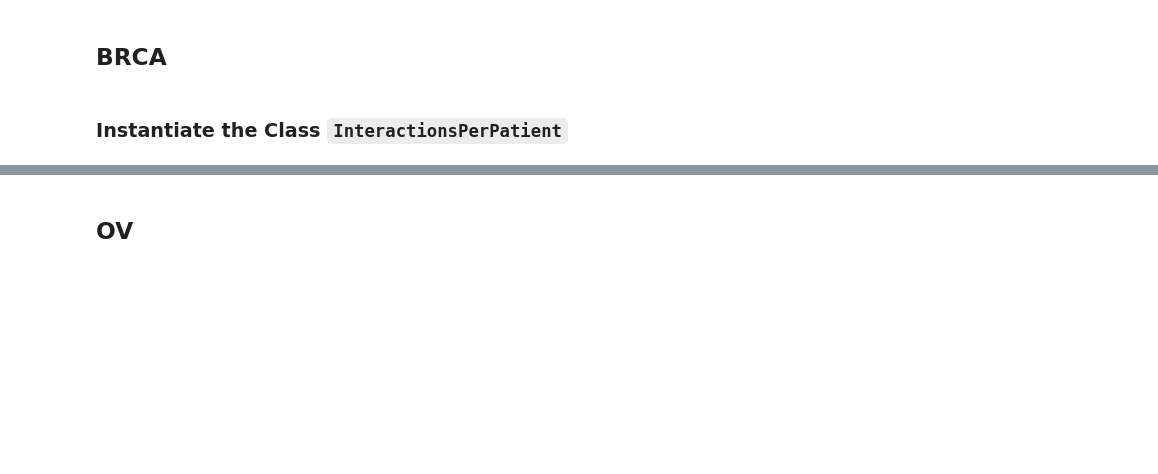
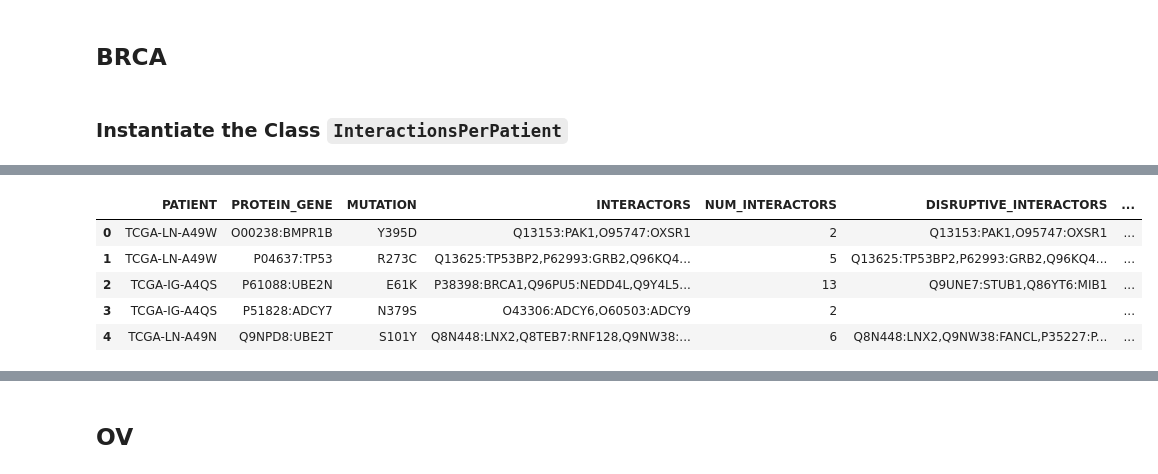
Before and after one commit to ibrahimberb/Predicting-Mutation-Effects, a Jupyter notebook: src/dev/disruptive_interactions_per_patient.ipynb, the cells around one changed output, grey strips where cells are left out. Saved outputs shown, nothing was run; the diff lists cells and outputs as text; code cells hidden in the pictures; blank space fills up the shorter version.

```diff
--- a/src/dev/disruptive_interactions_per_patient.ipynb
+++ b/src/dev/disruptive_interactions_per_patient.ipynb
@@ -122,0 +128,8 @@ brca_interactions_per_patient.extract(folder="dev")
+# %%
+esca_interactions_per_patient = InteractionsPerPatient(
+    tcga="ESCA",
+    prediction_data_path=PREDICTION_ESCA_REDUCED_PATH,
+    tcga_snv_path=ESCA_SNV_PATH,
+    identifier="uniprot",
+    verbose=False,
+)
@@ -122,0 +195,9 @@ brca_interactions_per_patient.extract(folder="dev")
+# %%
+esca_interactions_per_patient.analysis_table.head()
+# %% [output]
+|  | PATIENT | PROTEIN_GENE | MUTATION | INTERACTORS | NUM_INTERACTORS | DISRUPTIVE_INTERACTORS | ... |
+| 0 | TCGA-LN-A49W | O00238:BMPR1B | Y395D | Q13153:PAK1,O95747:OXSR1 | 2 | Q13153:PAK1,O95747:OXSR1 | ... |
+| 1 | TCGA-LN-A49W | P04637:TP53 | R273C | Q13625:TP53BP2,P62993:GRB2,Q96KQ4... | 5 | Q13625:TP53BP2,P62993:GRB2,Q96KQ4... | ... |
+| 2 | TCGA-IG-A4QS | P61088:UBE2N | E61K | P38398:BRCA1,Q96PU5:NEDD4L,Q9Y4L5... | 13 | Q9UNE7:STUB1,Q86YT6:MIB1 | ... |
+| 3 | TCGA-IG-A4QS | P51828:ADCY7 | N379S | O43306:ADCY6,O60503:ADCY9 | 2 |  | ... |
+| 4 | TCGA-LN-A49N | Q9NPD8:UBE2T | S101Y | Q8N448:LNX2,Q8TEB7:RNF128,Q9NW38:... | 6 | Q8N448:LNX2,Q9NW38:FANCL,P35227:P... | ... |
```
Also changed, not shown: parts of 129 cells of this notebook.
